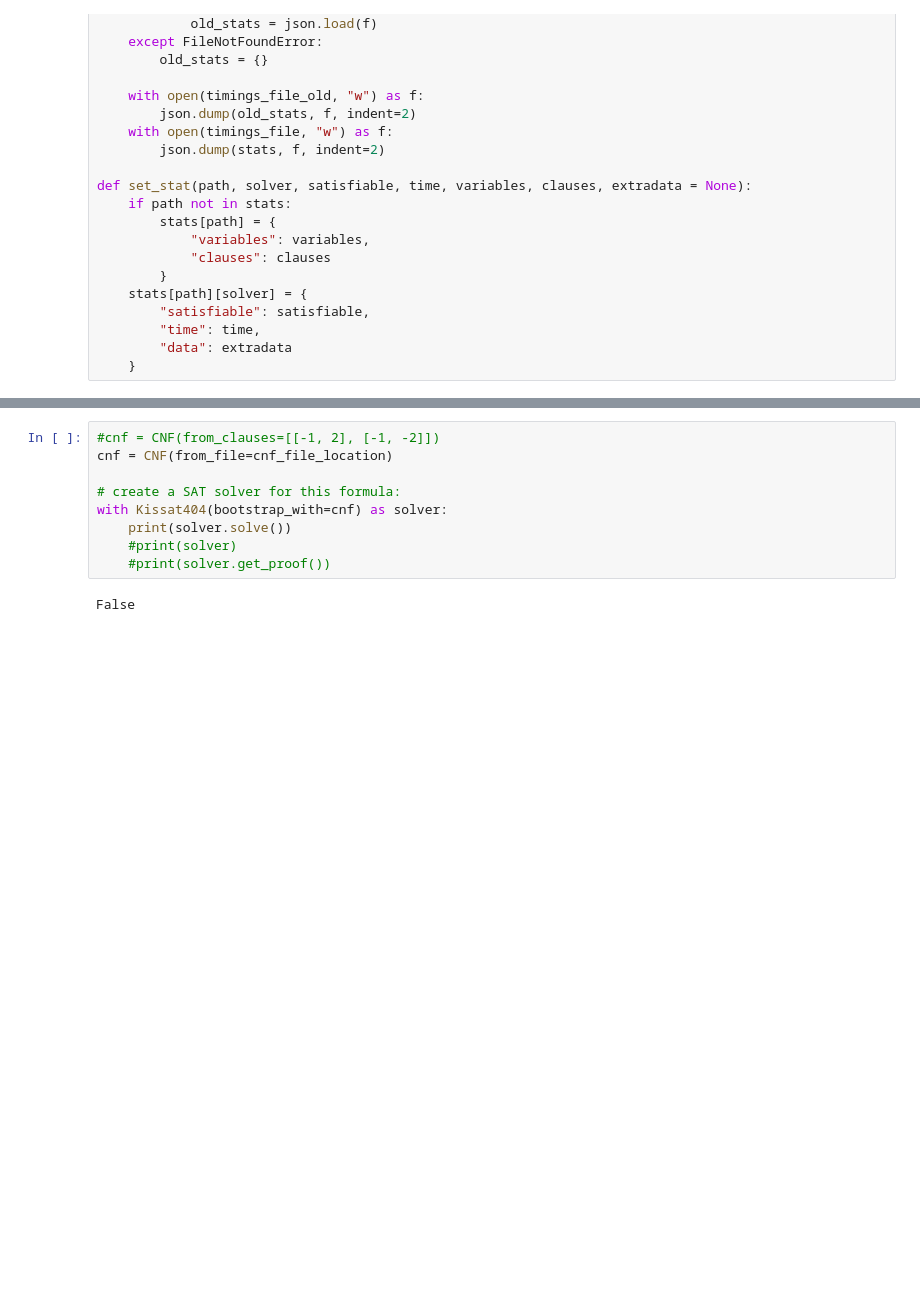
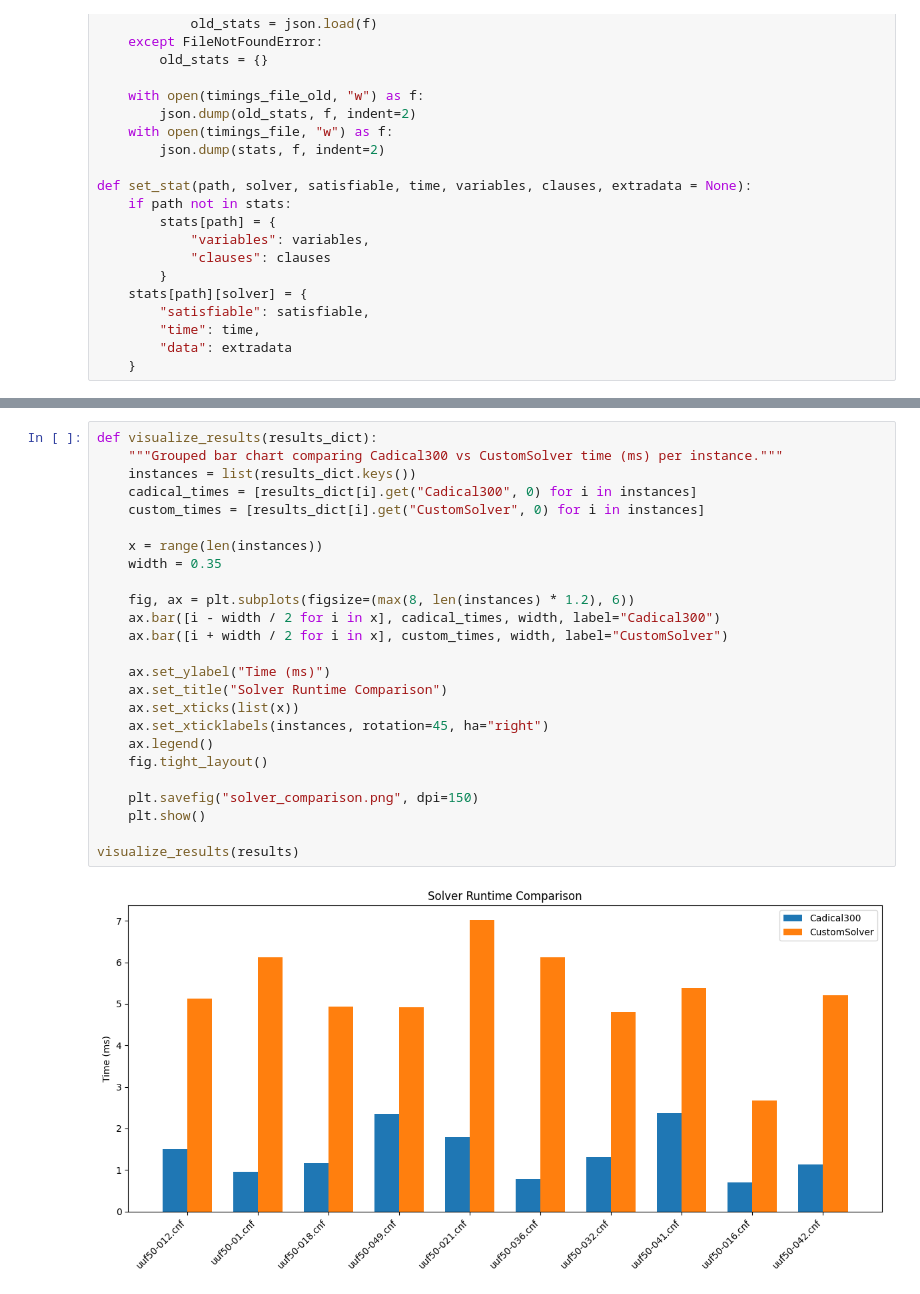
Before and after one commit to ferdedelino/PartitionSat, a Jupyter notebook: notebooks/satisfiability.ipynb, the cells around one changed output, grey strips where cells are left out. Drawn from its saved outputs; the diff is of its cells as text; blank space fills up the shorter version.

Commit message:
finish solver

```diff
--- a/notebooks/satisfiability.ipynb
+++ b/notebooks/satisfiability.ipynb
@@ -189,11 +160,27 @@ AssertionError: target: 0, -1 - [-1, 9, 10, 11, 12, 13, 14, 15, 16, 17, 18, 19,
-# %%
-#cnf = CNF(from_clauses=[[-1, 2], [-1, -2]])
-cnf = CNF(from_file=cnf_file_location)
-
-# create a SAT solver for this formula:
-with Kissat404(bootstrap_with=cnf) as solver:
-    print(solver.solve())
-    #print(solver)
-    #print(solver.get_proof())
-# %% [output]
-False
+# %%
+def visualize_results(results_dict):
+    """Grouped bar chart comparing Cadical300 vs CustomSolver time (ms) per instance."""
+    instances = list(results_dict.keys())
+    cadical_times = [results_dict[i].get("Cadical300", 0) for i in instances]
+    custom_times = [results_dict[i].get("CustomSolver", 0) for i in instances]
+
+    x = range(len(instances))
+    width = 0.35
+
+    fig, ax = plt.subplots(figsize=(max(8, len(instances) * 1.2), 6))
+    ax.bar([i - width / 2 for i in x], cadical_times, width, label="Cadical300")
+    ax.bar([i + width / 2 for i in x], custom_times, width, label="CustomSolver")
+
+    ax.set_ylabel("Time (ms)")
+    ax.set_title("Solver Runtime Comparison")
+    ax.set_xticks(list(x))
+    ax.set_xticklabels(instances, rotation=45, ha="right")
+    ax.legend()
+    fig.tight_layout()
+
+    plt.savefig("solver_comparison.png", dpi=150)
+    plt.show()
+
+visualize_results(results)
+# %% [output]
+[figure, added]
```
Also changed, not shown: parts of 3 cells of this notebook, 16 other files.
